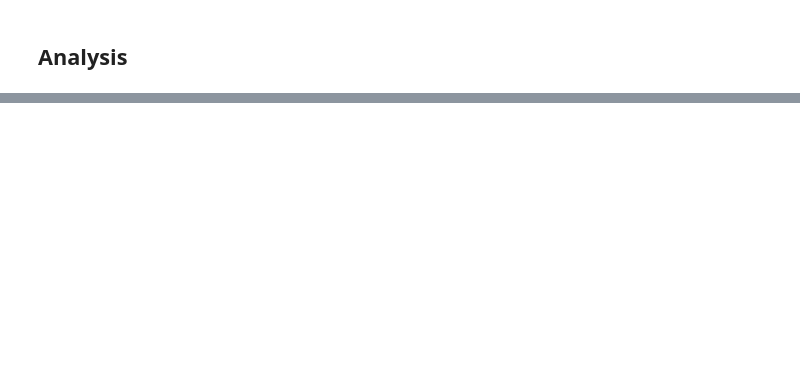
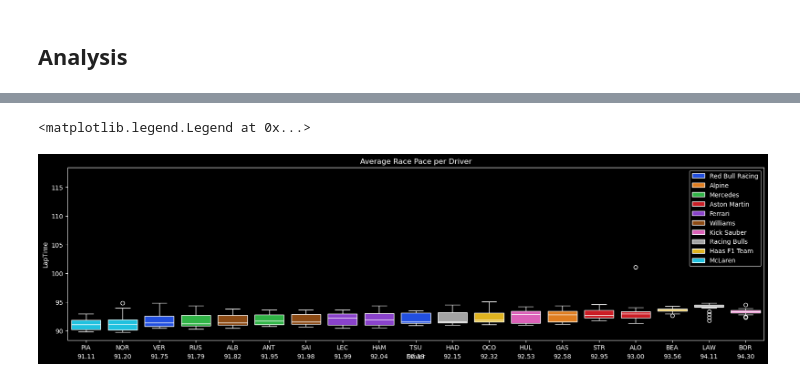
Before and after one commit to Sanket-g-75/F1_Analysis, a Jupyter notebook: code.ipynb, the cells around one changed output, grey strips where cells are left out. Saved outputs shown, nothing was run; the diff lists cells and outputs as text; code cells hidden in the pictures; blank space fills up the shorter version.

Commit message:
2025 Miami GP Race Analysis Done

```diff
--- a/code.ipynb
+++ b/code.ipynb
@@ -181,0 +65,25 @@ session.laps
+# %%
+data = data[data['TrackStatus'] == 1]
+# %%
+data.drop(columns=['Sector1SessionTime', 'Sector2SessionTime', 'Sector3SessionTime','LapStartTime','LapStartDate','DeletedReason','FastF1Generated','IsAccurate'], inplace=True)
+# %%
+data['LapTime'] = data['LapTime'].dt.total_seconds()
+# %%
+data = data[data['PitOutTime'].isna() & data['PitInTime'].isna()]
+# %%
+data['Team'] = data['Team'].astype(str)
+driver_order = data.groupby('Driver')['LapTime'].mean().sort_values().index
+
+plt.figure(figsize=(20, 5))
+mean_lap_times = data.groupby('Driver')['LapTime'].mean()
+sns.set_palette("bright")
+sns.boxplot(x='Driver', y='LapTime', data=data, hue='Team', order=driver_order, linecolor='white')
+
+for i, driver in enumerate(driver_order):
+    plt.text(i,85, f"{mean_lap_times[driver]:.2f}",
+             ha='center', va='bottom', fontsize=10, color='white')
+plt.title('Average Race Pace per Driver')
+plt.legend(loc='upper right')
+# %% [output]
+<matplotlib.legend.Legend at 0x...>
+[figure, added]
```
Also changed, not shown: parts of 20 cells of this notebook.
